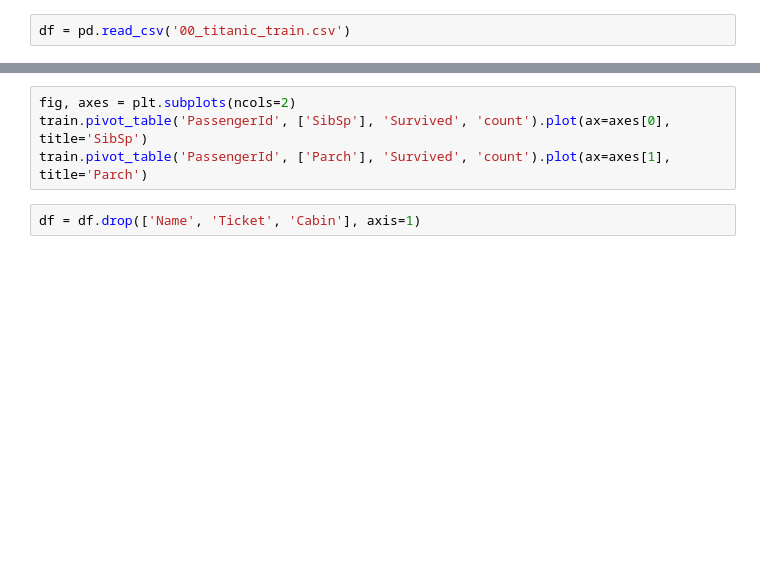
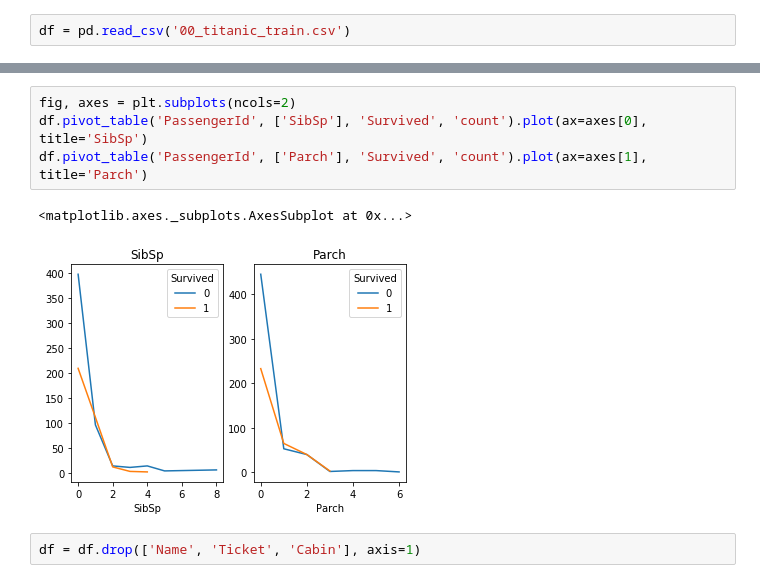
Before and after one commit to EagleEYErus/sfml, a Jupyter notebook: lesson_01/00_vis.ipynb, the cells around one changed output, grey strips where cells are left out. Cells and saved outputs as stored; diff of their text form; blank space fills up the shorter version.

```diff
--- a/lesson_01/00_vis.ipynb
+++ b/lesson_01/00_vis.ipynb
@@ -57,7 +96,10 @@ df.pivot_table('PassengerId', 'Pclass', 'Survived', 'count').plot(kind='bar', st
 # %%
 fig, axes = plt.subplots(ncols=2)
-train.pivot_table('PassengerId', ['SibSp'], 'Survived', 'count').plot(ax=axes[0], title='SibSp')
-train.pivot_table('PassengerId', ['Parch'], 'Survived', 'count').plot(ax=axes[1], title='Parch')
+df.pivot_table('PassengerId', ['SibSp'], 'Survived', 'count').plot(ax=axes[0], title='SibSp')
+df.pivot_table('PassengerId', ['Parch'], 'Survived', 'count').plot(ax=axes[1], title='Parch')
+# %% [output]
+<matplotlib.axes._subplots.AxesSubplot at 0x...>
+[figure, added]
 # %%
 df = df.drop(['Name', 'Ticket', 'Cabin'], axis=1)
 # %%
```
Also changed, not shown: parts of 12 cells of this notebook, 1 other file.
